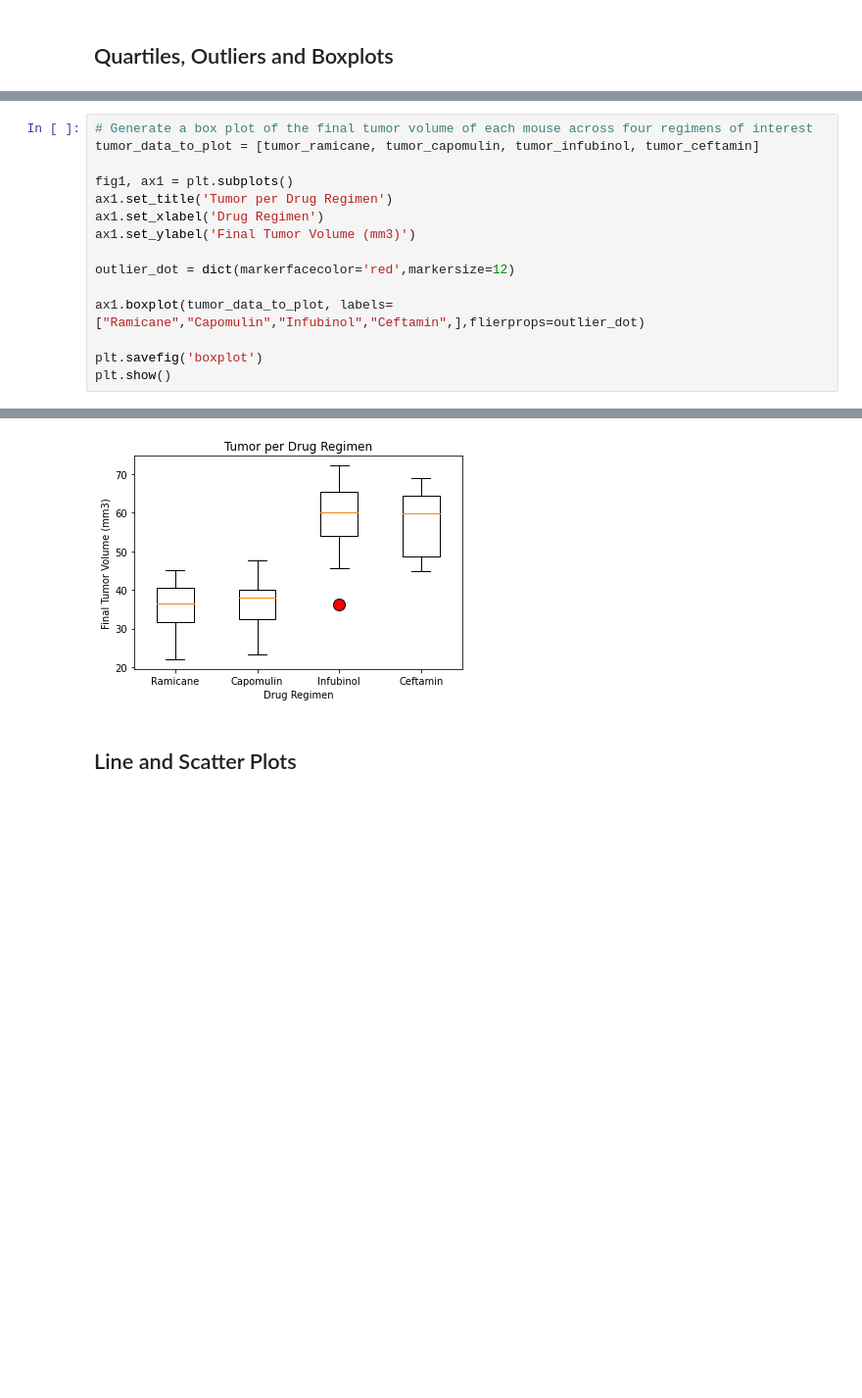
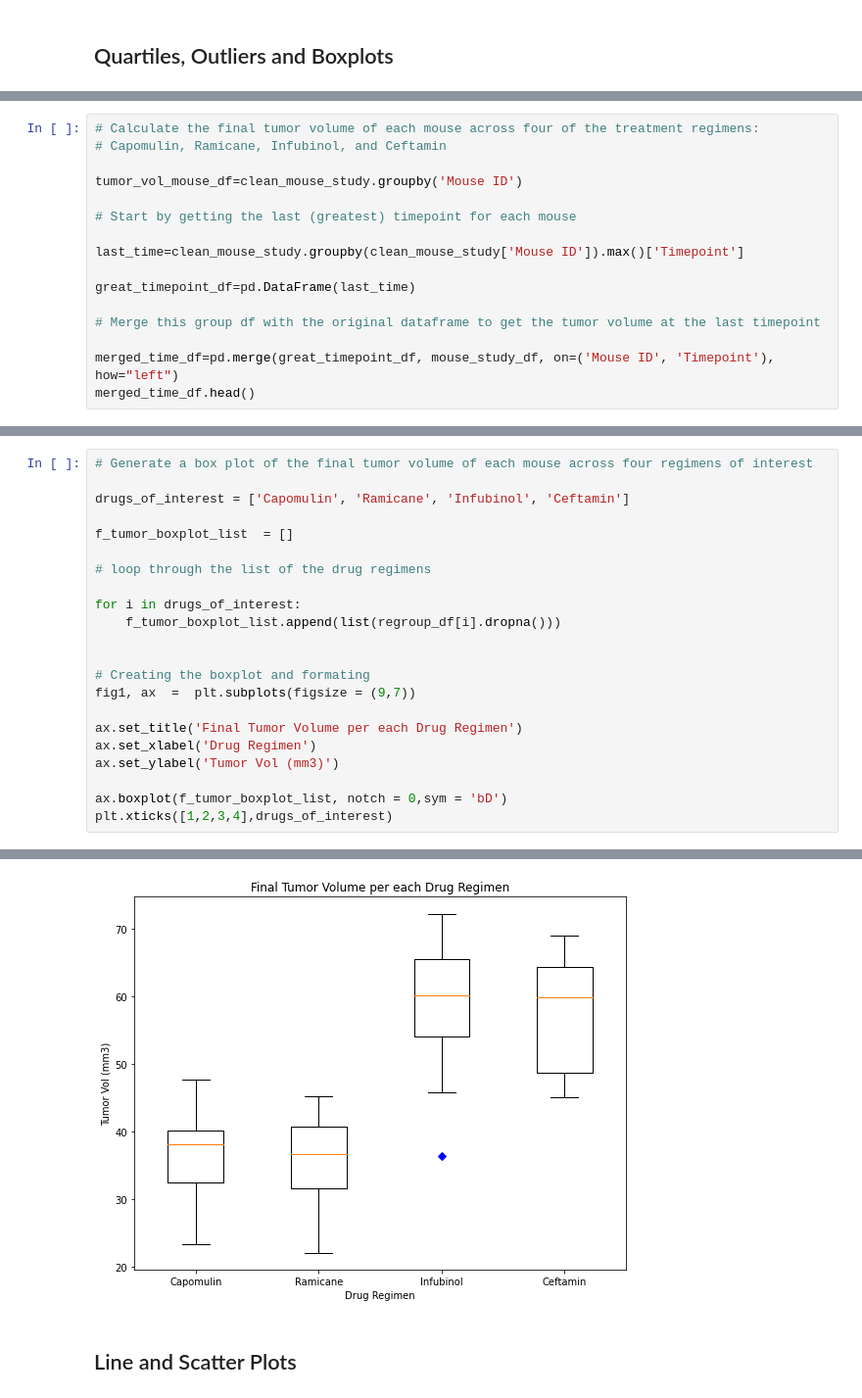
Before and after one commit to IssyL08/Matplotlib, a Jupyter notebook: Pymaceuticals/Pymaceuticals_HW_IL.ipynb, the cells around one changed output, grey strips where cells are left out. Shown at 98% size. Saved outputs shown, nothing was run; the diff lists cells and outputs as text; blank space fills up the shorter version.

```diff
--- a/Pymaceuticals/Pymaceuticals_HW_IL.ipynb
+++ b/Pymaceuticals/Pymaceuticals_HW_IL.ipynb
@@ -475,0 +270,16 @@ Values below 25.355449580000002 could be outliers.
+# %%
+# Calculate the final tumor volume of each mouse across four of the treatment regimens:
+# Capomulin, Ramicane, Infubinol, and Ceftamin
+
+tumor_vol_mouse_df=clean_mouse_study.groupby('Mouse ID')
+
+# Start by getting the last (greatest) timepoint for each mouse
+
+last_time=clean_mouse_study.groupby(clean_mouse_study['Mouse ID']).max()['Timepoint']
+
+great_timepoint_df=pd.DataFrame(last_time)
+
+# Merge this group df with the original dataframe to get the tumor volume at the last timepoint
+
+merged_time_df=pd.merge(great_timepoint_df, mouse_study_df, on=('Mouse ID', 'Timepoint'), how="left")
+merged_time_df.head()
@@ -476,16 +361,23 @@ Values below 25.355449580000002 could be outliers.
 # %%
 # Generate a box plot of the final tumor volume of each mouse across four regimens of interest
-tumor_data_to_plot = [tumor_ramicane, tumor_capomulin, tumor_infubinol, tumor_ceftamin]
 
-fig1, ax1 = plt.subplots()
-ax1.set_title('Tumor per Drug Regimen')
-ax1.set_xlabel('Drug Regimen')
-ax1.set_ylabel('Final Tumor Volume (mm3)')
+drugs_of_interest = ['Capomulin', 'Ramicane', 'Infubinol', 'Ceftamin']
 
-outlier_dot = dict(markerfacecolor='red',markersize=12)
+f_tumor_boxplot_list  = []
 
-ax1.boxplot(tumor_data_to_plot, labels=["Ramicane","Capomulin","Infubinol","Ceftamin",],flierprops=outlier_dot)
+# loop through the list of the drug regimens
 
-plt.savefig('boxplot')
-plt.show()
+for i in drugs_of_interest:
+    f_tumor_boxplot_list.append(list(regroup_df[i].dropna()))
+
+
+# Creating the boxplot and formating
+fig1, ax  =  plt.subplots(figsize = (9,7))
+
+ax.set_title('Final Tumor Volume per each Drug Regimen')
+ax.set_xlabel('Drug Regimen')
+ax.set_ylabel('Tumor Vol (mm3)')
+
+ax.boxplot(f_tumor_boxplot_list, notch = 0,sym = 'bD')
+plt.xticks([1,2,3,4],drugs_of_interest)
 # %% [output]
@@ -492,4 +392,4 @@ plt.show()
-[figure, old version]
+[figure, new version]
 # %% [markdown]
 ## Line and Scatter Plots
 # %%
```
Also changed, not shown: parts of 18 cells of this notebook, 2 other files.
